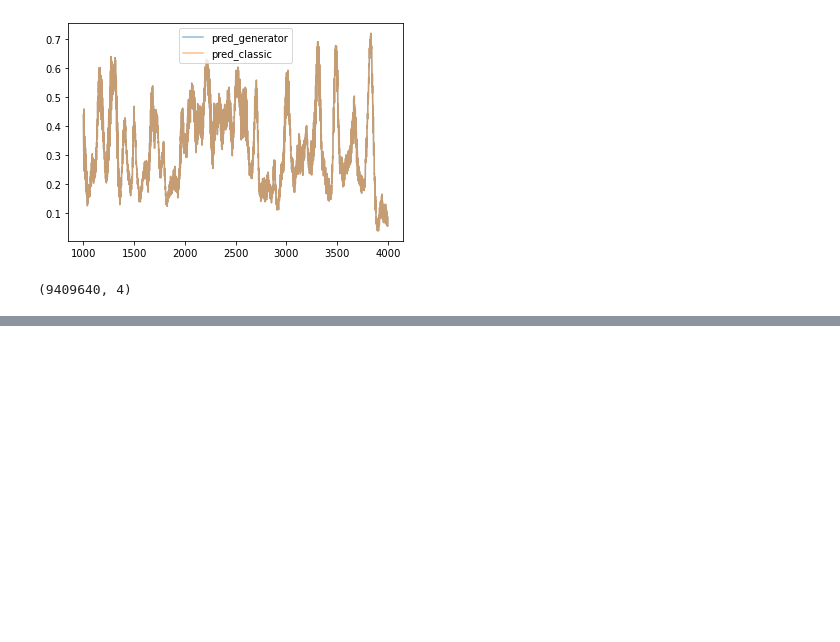
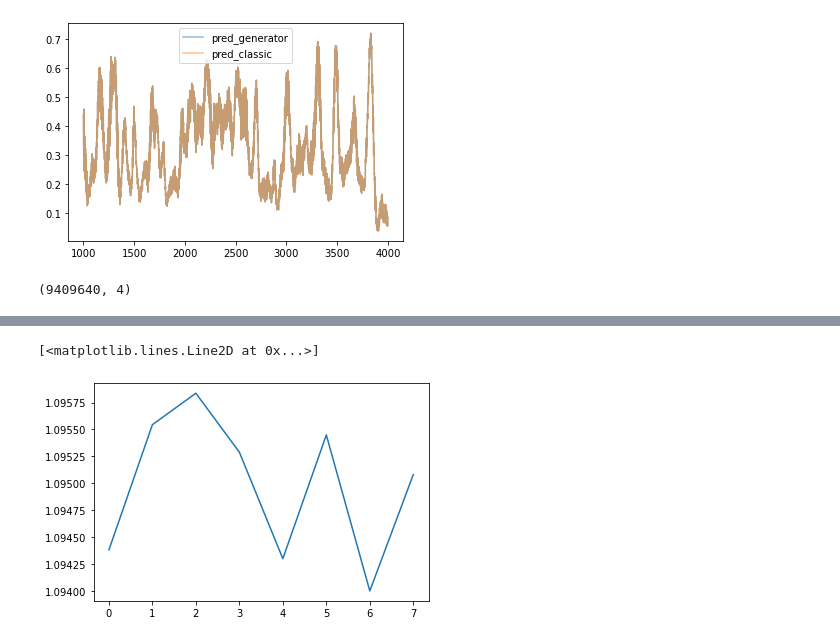
Before and after one commit to Alexwestbrook/mnhn-internship_DeepCNN_ChIP-seq, a Jupyter notebook: model_predictions.ipynb, the cells around one changed output, grey strips where cells are left out. Drawn from its saved outputs; the diff is of its cells as text; code cells hidden in the pictures; blank space fills up the shorter version.

```diff
--- a/model_predictions.ipynb
+++ b/model_predictions.ipynb
@@ -312,0 +862,5 @@ Error:
+# %%
+plt.plot(np.mean([np.mean(temp, axis=(0, 2)) for temp in temps.values()], axis=0).reshape(-1, 8).mean(axis=0))
+# %% [output]
+[<matplotlib.lines.Line2D at 0x...>]
+[figure, added]
```
Also changed, not shown: parts of 23 cells of this notebook.
